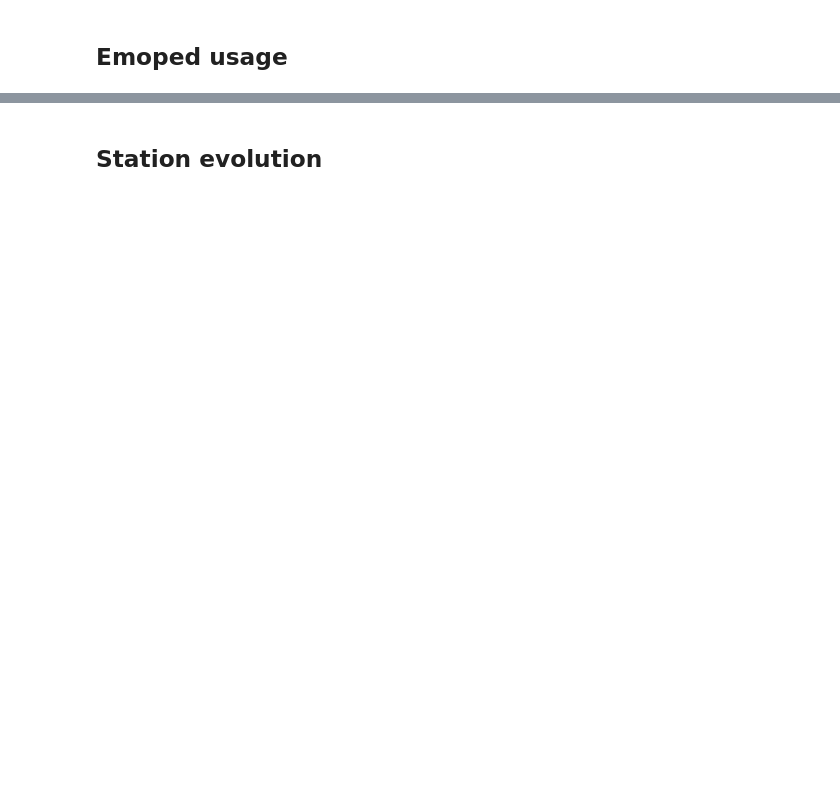
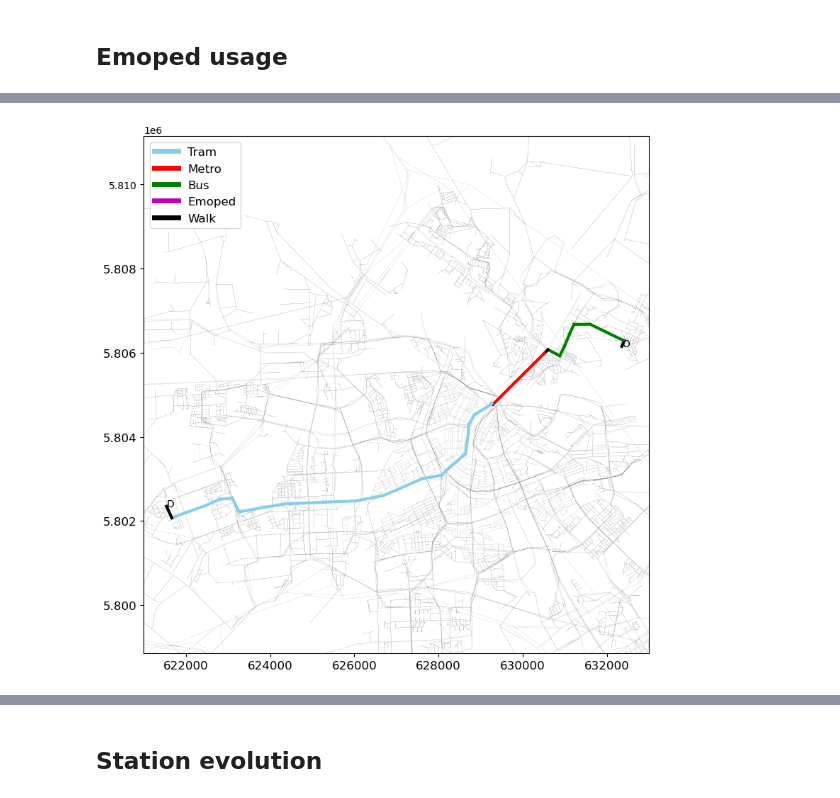
Before and after one commit to loubal/MnMS_loubal, a Jupyter notebook: examples/amsterdam_emoped/Amsterdam_study_case_results.ipynb, the cells around one changed output, grey strips where cells are left out. Drawn from its saved outputs; the diff is of its cells as text; code cells hidden in the pictures; blank space fills up the shorter version.

```diff
--- a/examples/amsterdam_emoped/Amsterdam_study_case_results.ipynb
+++ b/examples/amsterdam_emoped/Amsterdam_study_case_results.ipynb
@@ -612,3 +812,3 @@ df_p2 = df_path_subsidytax[df_path_subsidytax.ID==id]
 # %%
 #pos_user = np.asarray([[float(x) for x in y.split(' ')] for y in df.POSITION.values])
-df_dmd_far2 = df_dmd_far.set_index('ID')
+df_dmd2 = df_dmd.set_index('ID')
@@ -618,5 +815,13 @@ path2 = df_p2.PATH.values[0].split(' ')
+# %%
+id = 145
+df = df_users_notax[df_users_notax.ID==id]
+df_p = df_path_notax[df_path_notax.ID==id]
+df2 = df_users_subsidytax[df_users_subsidytax.ID==id]
+df_p2 = df_path_subsidytax[df_path_subsidytax.ID==id]
+path = df_p.PATH.values[0].split(' ')
+path2 = df_p2.PATH.values[0].split(' ')
 # %%
-pos_user = [[float(x) for x in df_dmd_far2.loc[id, 'ORIGIN'].split(' ')]]
+pos_user = [[float(x) for x in df_dmd2.loc[id, 'ORIGIN'].split(' ')]]
 for node_id in path[1:-1]:
     try:
         node = mmgraph_pt.graph.nodes[node_id]
@@ -624,10 +829,10 @@ for node_id in path[1:-1]:
         node = mmgraph_pt.roads.nodes[node_id.replace('EMOPEDLayer1_','')]
 
     pos_user.append(list(node.position))
-pos_user.append([float(x) for x in df_dmd_far2.loc[id, 'DESTINATION'].split(' ')])
+pos_user.append([float(x) for x in df_dmd2.loc[id, 'DESTINATION'].split(' ')])
 pos_user = np.asarray(pos_user)
 
-pos_user2 = [[float(x) for x in df_dmd_far2.loc[id, 'ORIGIN'].split(' ')]]
+pos_user2 = [[float(x) for x in df_dmd2.loc[id, 'ORIGIN'].split(' ')]]
 for node_id in path2[1:-1]:
     try:
         node = mmgraph_pt.graph.nodes[node_id]
@@ -635,7 +840,7 @@ for node_id in path2[1:-1]:
         node = mmgraph_pt.roads.nodes[node_id.replace('EMOPEDLayer1_','')]
 
     pos_user2.append(list(node.position))
-pos_user2.append([float(x) for x in df_dmd_far2.loc[id, 'DESTINATION'].split(' ')])
+pos_user2.append([float(x) for x in df_dmd2.loc[id, 'DESTINATION'].split(' ')])
 pos_user2 = np.asarray(pos_user2)
 # %%
 node.position
@@ -675,10 +984,9 @@ for i in range(1,len(pos_user)):
         opt = 'm'
     else:
         opt = 'k'
-    plt.plot(pos_user[i-1:i+1,0], pos_user[i-1:i+1,1], color=opt)
+    plt.plot(pos_user[i-1:i+1,0], pos_user[i-1:i+1,1], color=opt, linewidth=3)
 plt.text(pos_user[0,0], pos_user[0,1], 'O')
 plt.text(pos_user[-1,0], pos_user[-1,1], 'D')
-plt.plot(pos_user2[:,0], pos_user2[:,1],':g')
 
 #plt.hexbin(pos[:,0],pos[:,1], gridsize=20, cmap='Greens')
 
@@ -693,34 +1001,41 @@ plt.plot(pos_user2[:,0], pos_user2[:,1],':g')
 x=list(polygon[:,0])
 x.append(polygon[0,0])
 y=list(polygon[:,1])
 y.append(polygon[0,1])
 #plt.plot(x, y, '+--k')
+
+#plt.plot(pos1[:,0],pos1[:,1], 'bo', alpha=0.9)
+#plt.plot(pos2[:,0],pos2[:,1], 'g.', alpha=0.9)
 
 #plt.plot(origin_points_far[:,0],origin_points_far[:,1], 'b+')
 #plt.plot(destination_points[mask_o,0],destination_points[mask_o,1], 'bx')
 
 #plt.plot(origin_points[mask_d,0],origin_points[mask_d,1], 'm+')
 #plt.plot(destination_points_far[:,0],destination_points_far[:,1], 'mx')
 
 
 legend = [Line2D([0, 1], [0, 1], color='skyblue', linewidth=5,
             label='Tram'),
           Line2D([0, 1], [0, 1], color='red', linewidth=5,
             label='Metro'),
           Line2D([0, 1], [0, 1], color='green', linewidth=5,
             label='Bus'),
           Line2D([0, 1], [0, 1], color='m', linewidth=5,
             label='Emoped'),
           Line2D([0, 1], [0, 1], color='k', linewidth=5,
             label='Walk')]
 #          Line2D([0, 1], [0, 1], marker='*', markersize=10, color='b', linewidth=0,
 #            label='Virtual station')]
 
 legend = plt.legend(handles=legend, fontsize=FONT_SIZE_LEG)
-plt.tight_layout()
 #plt.legend(, ncol=2, loc='lower left', bbox_to_anchor=(0.1,1),)
 plt.xticks(fontsize=FONT_SIZE_AXI)
 plt.yticks(fontsize=FONT_SIZE_AXI)
-plt.xlim([617000,640000])
-plt.ylim([5.793e6, 5.813e6])
-#plt.savefig(params['figdir']+'network_light.pdf', bbox_inches = 'tight')
+#plt.xlim([617000,640000])
+#plt.ylim([5.793e6, 5.813e6])
+plt.xlim([621000,633000])
+plt.ylim([5.802e6, 5.808e6])
+plt.tight_layout()
+#plt.savefig(params['figdir']+'path_notcs_'+str(id)+'.pdf', bbox_inches = 'tight')
+# %% [output]
+[figure, added]
```
Also changed, not shown: parts of 51 cells of this notebook, 4 other files.
